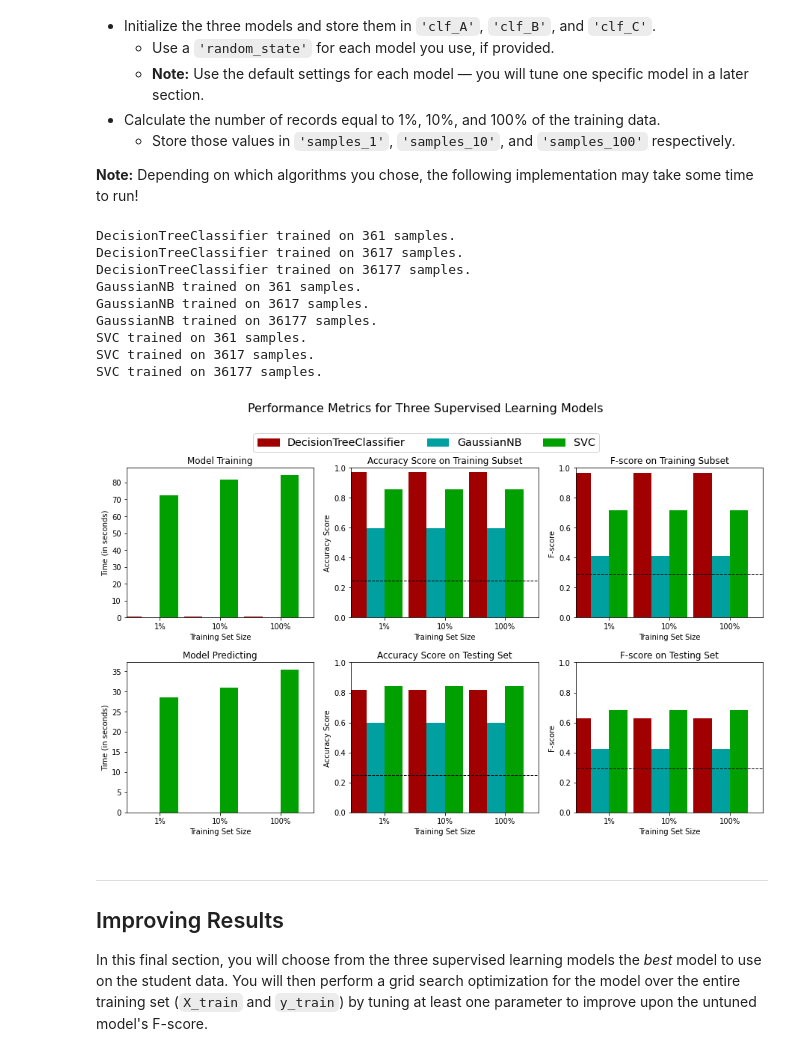
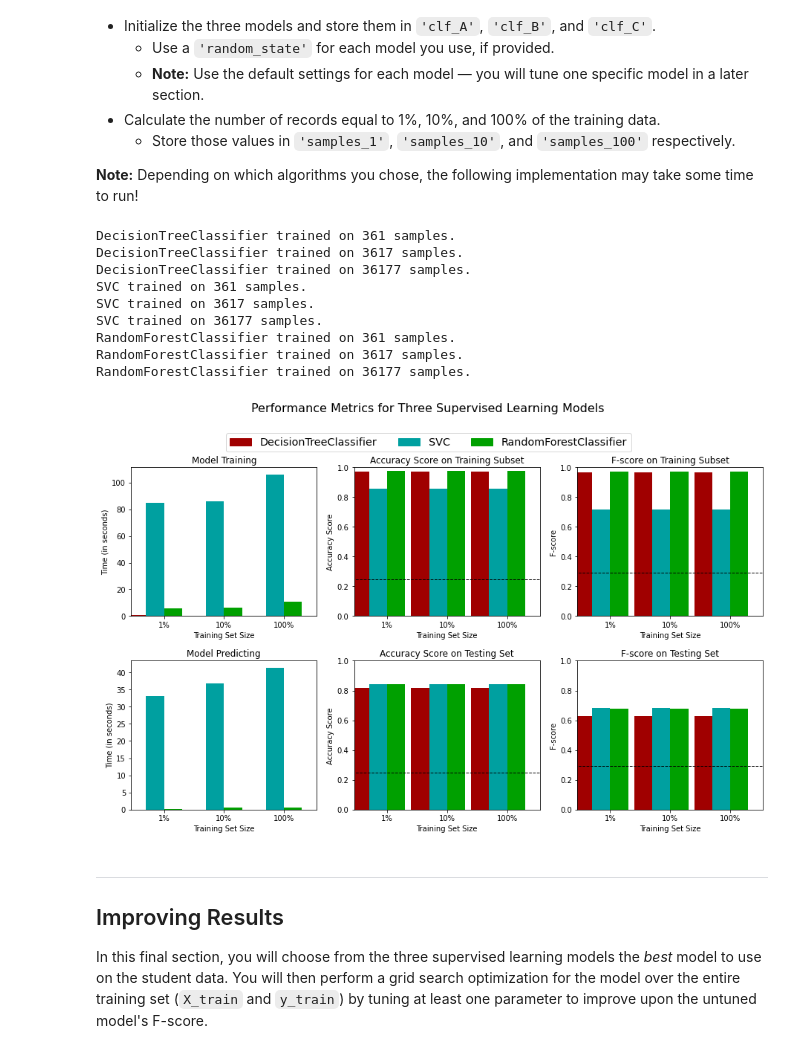
Before and after one commit to MOoTawaty/Finding-Donors-for-CharityML, a Jupyter notebook: finding_donors.ipynb, the cells around one changed output. Cells and saved outputs as stored; diff of their text form; code cells hidden in the pictures.

```diff
--- a/finding_donors.ipynb
+++ b/finding_donors.ipynb
@@ -362,45 +361,51 @@ In the code cell, you will need to implement the following:
 # %%
 # TODO: Import the three supervised learning models from sklearn
 from sklearn.tree import DecisionTreeClassifier
-from sklearn.naive_bayes import GaussianNB
+from sklearn.linear_model import SGDClassifier
+from sklearn.neighbors import KNeighborsClassifier
+from sklearn.linear_model import LogisticRegression
+from sklearn.ensemble import RandomForestClassifier
+from sklearn.ensemble import BaggingClassifier
+from sklearn.ensemble import AdaBoostClassifier
+from sklearn.ensemble import GradientBoostingClassifier
 from sklearn.svm import SVC
 
 # TODO: Initialize the three models
 clf_A = DecisionTreeClassifier(random_state=0)
-clf_B = GaussianNB()
-clf_C = SVC(random_state=0)
+clf_B = SVC(random_state=0)
+clf_C = RandomForestClassifier(random_state=0)
 
 # TODO: Calculate the number of samples for 1%, 10%, and 100% of the training data
 # HINT: samples_100 is the entire training set i.e. len(y_train)
 # HINT: samples_10 is 10% of samples_100 (ensure to set the count of the values to be `int` and not `float`)
 # HINT: samples_1 is 1% of samples_100 (ensure to set the count of the values to be `int` and not `float`)
 samples_100 = len(y_train)
 samples_10  = int(samples_100 * 0.1)
 samples_1   = int(samples_100 * 0.01)
 
 # Collect results on the learners
 results = {}
 for clf in [clf_A, clf_B, clf_C]:
     # gitting the name of the classifier class to be more readable
     clf_name = clf.__class__.__name__
     results[clf_name] = {}
     for i, samples in enumerate([samples_1, samples_10, samples_100]):
         results[clf_name][i] = \
         train_predict(clf, samples, X_train, y_train, X_test, y_test)
 
 # Run metrics visualization for the three supervised learning models chosen
 vs.evaluate(results, accuracy, fscore)
 # %% [output]
 DecisionTreeClassifier trained on 361 samples.
 DecisionTreeClassifier trained on 3617 samples.
 DecisionTreeClassifier trained on 36177 samples.
-GaussianNB trained on 361 samples.
-GaussianNB trained on 3617 samples.
-GaussianNB trained on 36177 samples.
 SVC trained on 361 samples.
 SVC trained on 3617 samples.
 SVC trained on 36177 samples.
+RandomForestClassifier trained on 361 samples.
+RandomForestClassifier trained on 3617 samples.
+RandomForestClassifier trained on 36177 samples.
-[figure, old version]
+[figure, new version]
 # %% [markdown]
 ----
 ## Improving Results
```
Also changed, not shown: parts of 14 cells of this notebook.
